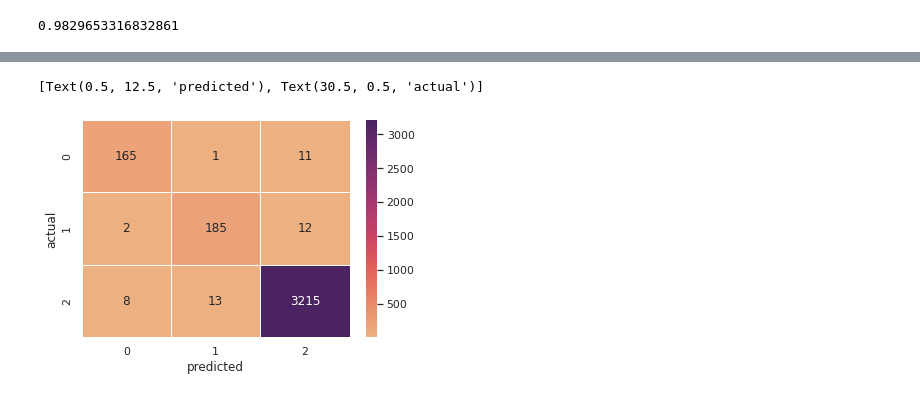
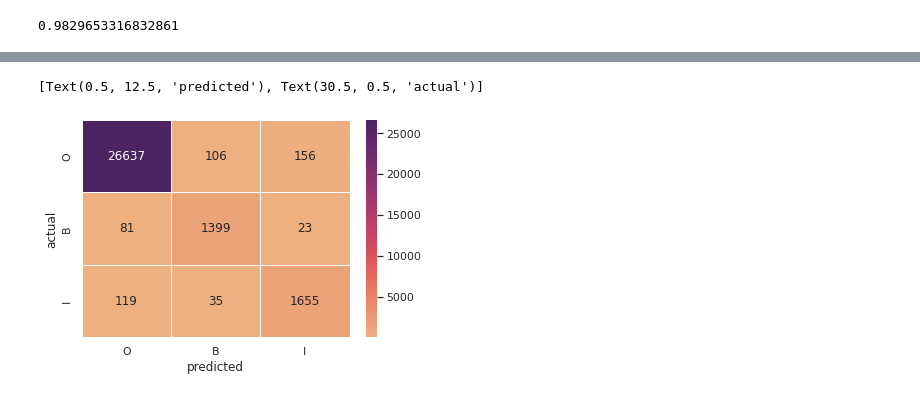
Before and after one commit to e-lubrini/terminology-builder, a Jupyter notebook: project.ipynb, the cells around one changed output, grey strips where cells are left out. Drawn from its saved outputs; the diff is of its cells as text; code cells hidden in the pictures.

```diff
--- a/project.ipynb
+++ b/project.ipynb
@@ -520,14 +474,10 @@ TypeError: classification_report() takes 2 positional arguments but 3 were given
 # %%
-from sklearn.metrics import confusion_matrix, classification_report, make_scorer, f1_score, recall_score, precision_score
-import seaborn as sns
-#from sklearn.preprocessing import MultiLabelBinarizer
-
-# plotting confusion matrix OF FIRST TEST
-
-conf_mat = confusion_matrix(y_test[0], y_pred[0])
+conf_mat = confusion_matrix(flat_y_test, flat_y_pred, labels=labels)
 sns.set(font_scale=1)
-matrix = sns.heatmap(conf_mat, annot=True, fmt='d', linewidths=.5, cmap='flare')
+x_axis_labels = labels
+y_axis_labels = labels
+matrix = sns.heatmap(conf_mat, annot=True, fmt='d', linewidths=.5, cmap='flare', xticklabels=x_axis_labels, yticklabels=y_axis_labels)
 matrix.set(xlabel='predicted', ylabel='actual')
 # %% [output]
 [Text(0.5, 12.5, 'predicted'), Text(30.5, 0.5, 'actual')]
-[figure, old version]
+[figure, new version]
```
Also changed, not shown: parts of 29 cells of this notebook.
